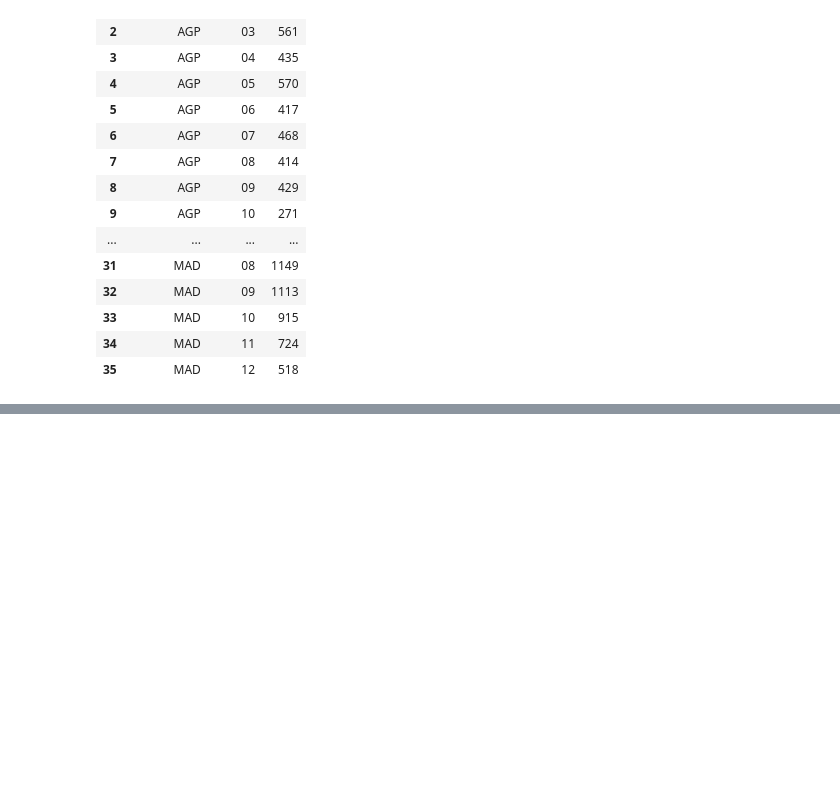
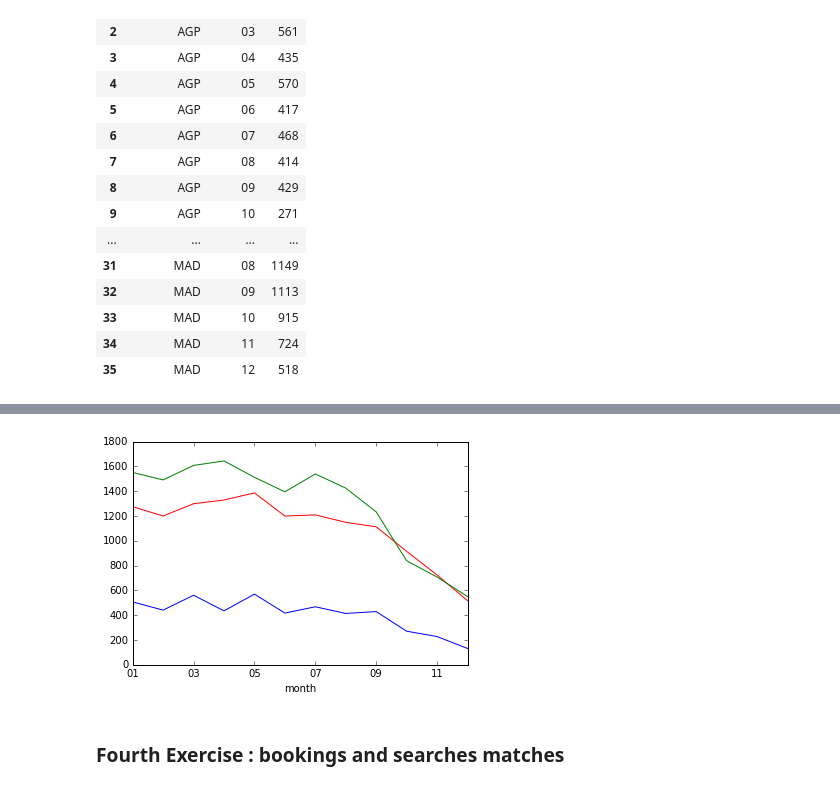
Before and after one commit to mdalila/challenge, a Jupyter notebook: Amadeus.ipynb, the cells around one changed output, grey strips where cells are left out. Saved outputs shown, nothing was run; the diff lists cells and outputs as text; code cells hidden in the pictures; blank space fills up the shorter version.

Commit message:
End of third exercise, fourth exercise with Hive query but pandas' merge fails, assumptions made about some columns to check

```diff
--- a/Amadeus.ipynb
+++ b/Amadeus.ipynb
@@ -218,0 +284,10 @@ searches_agg[searches_agg['Destination']=='BCN'].plot()
+# %%
+plt.figure()
+with pd.plot_params.use('x_compat', True):
+    searches_agg[searches_agg['Destination']=='MAD'].set_index('month').Time.plot(color='r')
+    searches_agg[searches_agg['Destination']=='BCN'].set_index('month').Time.plot(color='g')
+    searches_agg[searches_agg['Destination']=='AGP'].set_index('month').Time.plot(color='b')
+# %% [output]
+[figure, added]
+# %% [markdown]
+### Fourth Exercise : bookings and searches matches
```
Also changed, not shown: parts of 21 cells of this notebook.
